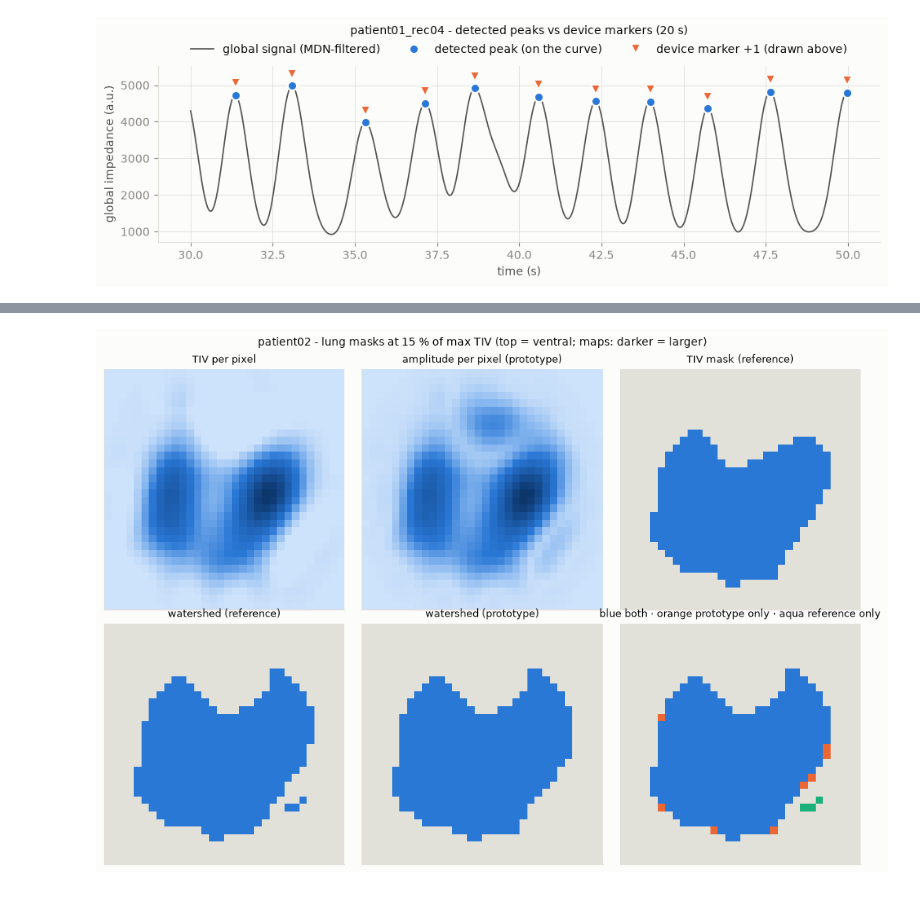
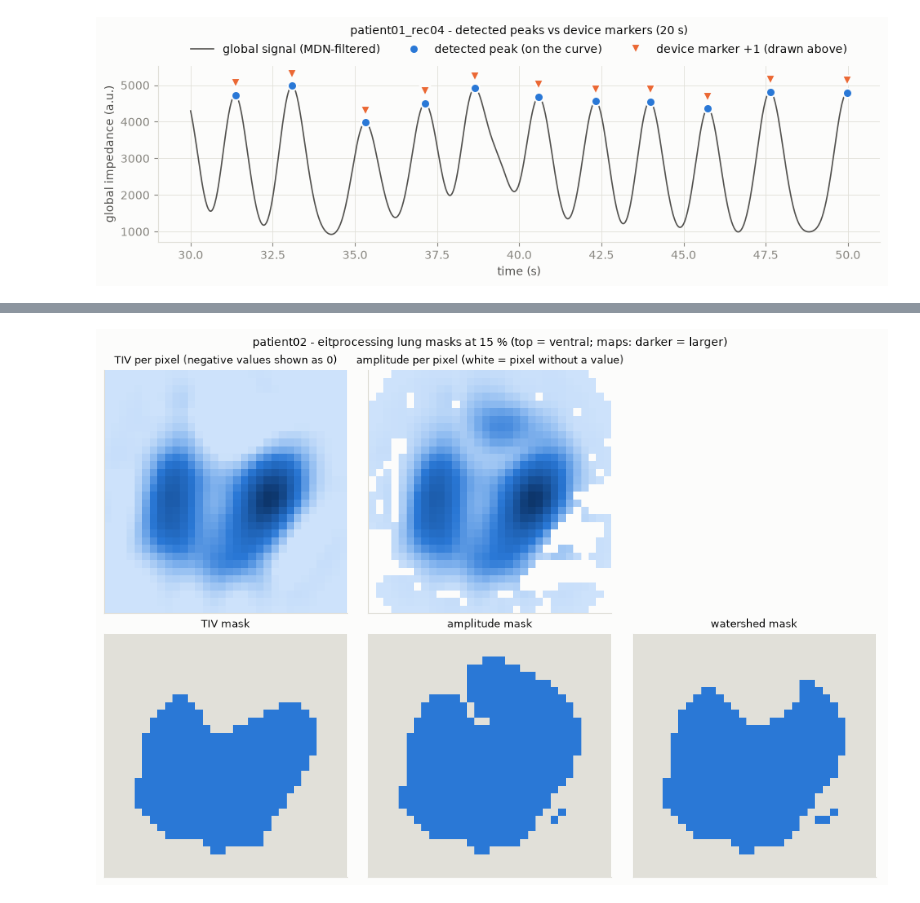
Before and after one commit to Kernel236/fastEIT, a Jupyter notebook: notebooks/05_preprocessing_choices.ipynb, the cells around one changed output, grey strips where cells are left out. Saved outputs shown, nothing was run; the diff lists cells and outputs as text; code cells hidden in the pictures.

```diff
--- a/notebooks/05_preprocessing_choices.ipynb
+++ b/notebooks/05_preprocessing_choices.ipynb
@@ -595,20 +572,20 @@ res[["px_tiv_ref", "px_tiv_proto", "dice_tiv", "px_amplitude_ref", "px_watershed
 # %%
 c = cache["patient02.bin"]
-both = c["ws_ref"] & c["ws_proto"]
-diff = np.zeros(c["ws_ref"].shape, int)
-diff[both] = 1; diff[c["ws_proto"] & ~c["ws_ref"]] = 2; diff[c["ws_ref"] & ~c["ws_proto"]] = 3
 panels = [
-    (c["tiv_map"], SEQ, "TIV per pixel"), (c["amp_map"], SEQ, "amplitude per pixel (prototype)"),
-    (c["tiv_ref"], ListedColormap([GRID, BLUE]), "TIV mask (reference)"),
-    (c["ws_ref"], ListedColormap([GRID, BLUE]), "watershed (reference)"),
-    (c["ws_proto"], ListedColormap([GRID, BLUE]), "watershed (prototype)"),
-    (diff, ListedColormap([GRID, BLUE, ORANGE, AQUA]), "blue both · orange prototype only · aqua reference only"),
+    (np.clip(c["tiv_map"], 0, None), SEQ, "TIV per pixel (negative values shown as 0)"),
+    (c["amp_map"], SEQ, "amplitude per pixel (white = pixel without a value)"), (None, None, ""),
+    (c["tiv_mask"], ListedColormap([GRID, BLUE]), "TIV mask"),
+    (c["amplitude_mask"], ListedColormap([GRID, BLUE]), "amplitude mask"),
+    (c["watershed"], ListedColormap([GRID, BLUE]), "watershed mask"),
 ]
 fig, axes = plt.subplots(2, 3, figsize=(10, 7))
 for ax, (img, cmap, title) in zip(axes.ravel(), panels):
-    ax.imshow(img, cmap=cmap, interpolation="nearest", vmin=0 if img.dtype != bool else None)
-    ax.set_title(title, fontsize=9); ax.set_xticks([]); ax.set_yticks([]); ax.grid(False)
-fig.suptitle("patient02 - lung masks at 15 % of max TIV (top = ventral; maps: darker = larger)", fontsize=10)
+    ax.set_xticks([]); ax.set_yticks([]); ax.grid(False)
+    if img is None:
+        ax.axis("off"); continue
+    ax.imshow(img, cmap=cmap, interpolation="nearest")
+    ax.set_title(title, fontsize=9)
+fig.suptitle("patient02 - eitprocessing lung masks at 15 % (top = ventral; maps: darker = larger)", fontsize=10)
 plt.tight_layout(); plt.show()
 # %% [output]
-[figure, old version]
+[figure, new version]
```
Also changed, not shown: parts of 18 cells of this notebook.
